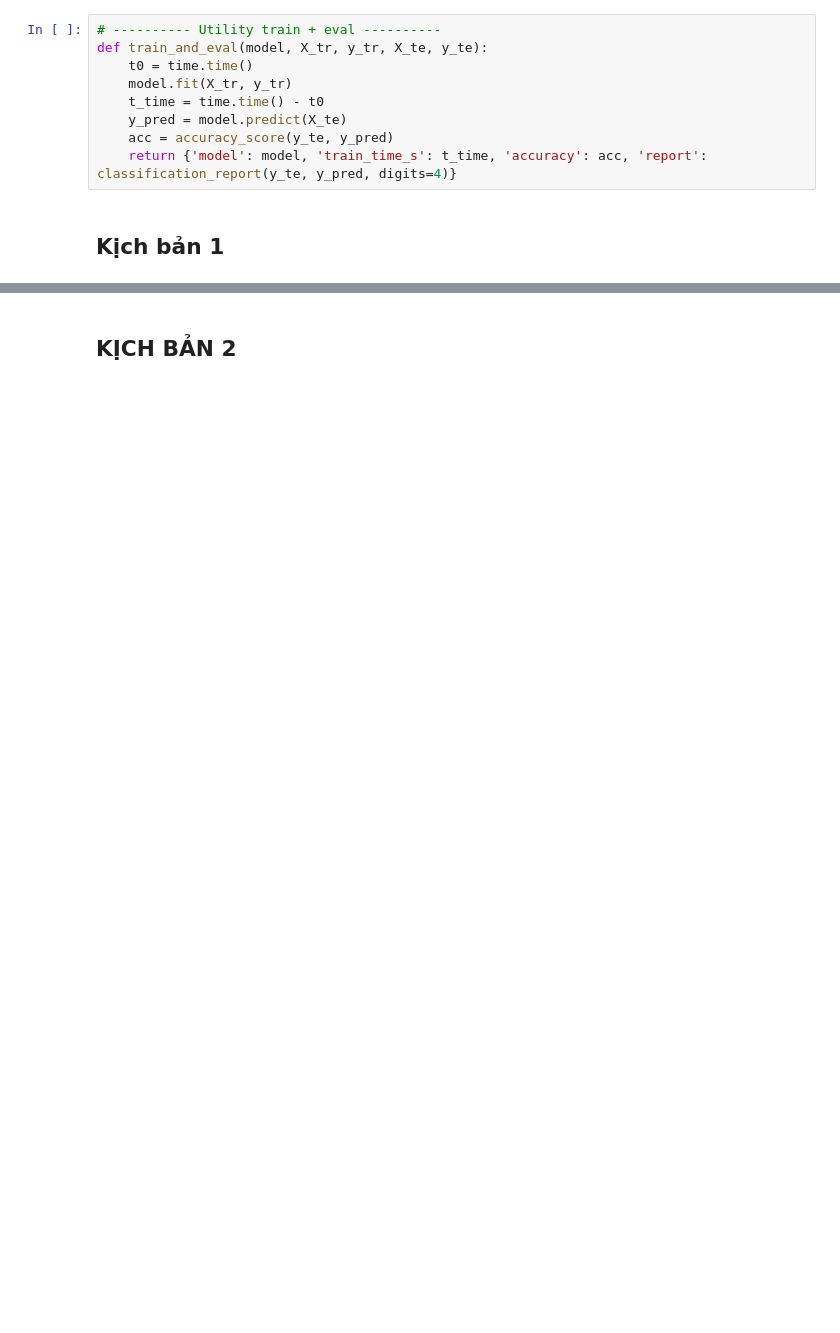
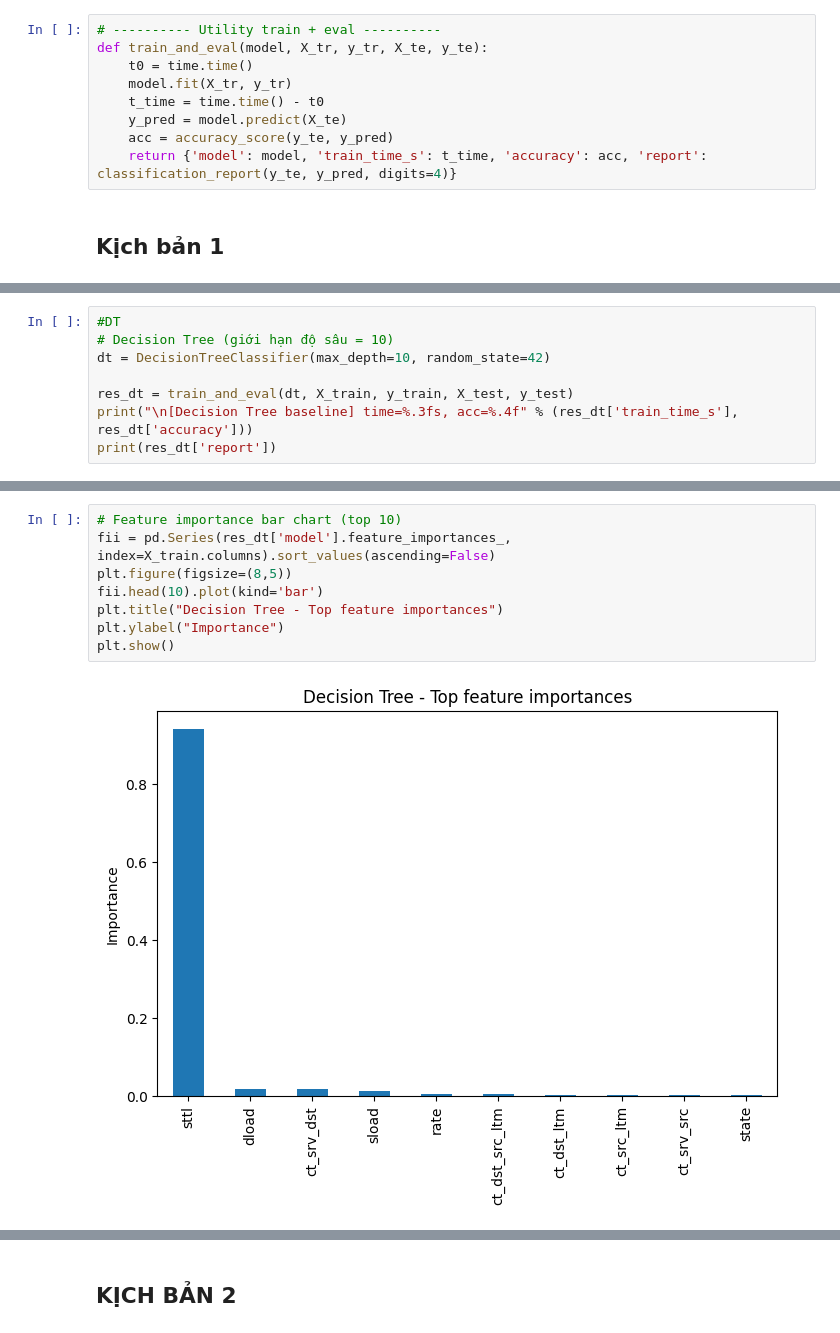
Before and after one commit to hant0505/khdv, a Jupyter notebook: XML-IntrusionDetection/giuaki.ipynb, the cells around one changed output, grey strips where cells are left out. Saved outputs shown, nothing was run; the diff lists cells and outputs as text; blank space fills up the shorter version.

```diff
--- a/XML-IntrusionDetection/giuaki.ipynb
+++ b/XML-IntrusionDetection/giuaki.ipynb
@@ -205,0 +217,8 @@ plt.show()
+# %%
+#DT
+# Decision Tree (giới hạn độ sâu = 10)
+dt = DecisionTreeClassifier(max_depth=10, random_state=42)
+
+res_dt = train_and_eval(dt, X_train, y_train, X_test, y_test)
+print("\n[Decision Tree baseline] time=%.3fs, acc=%.4f" % (res_dt['train_time_s'], res_dt['accuracy']))
+print(res_dt['report'])
@@ -205,0 +235,10 @@ plt.show()
+# %%
+# Feature importance bar chart (top 10)
+fii = pd.Series(res_dt['model'].feature_importances_, index=X_train.columns).sort_values(ascending=False)
+plt.figure(figsize=(8,5))
+fii.head(10).plot(kind='bar')
+plt.title("Decision Tree - Top feature importances")
+plt.ylabel("Importance")
+plt.show()
+# %% [output]
+[figure, added]
```
Also changed, not shown: parts of 17 cells of this notebook, 3 other files.
